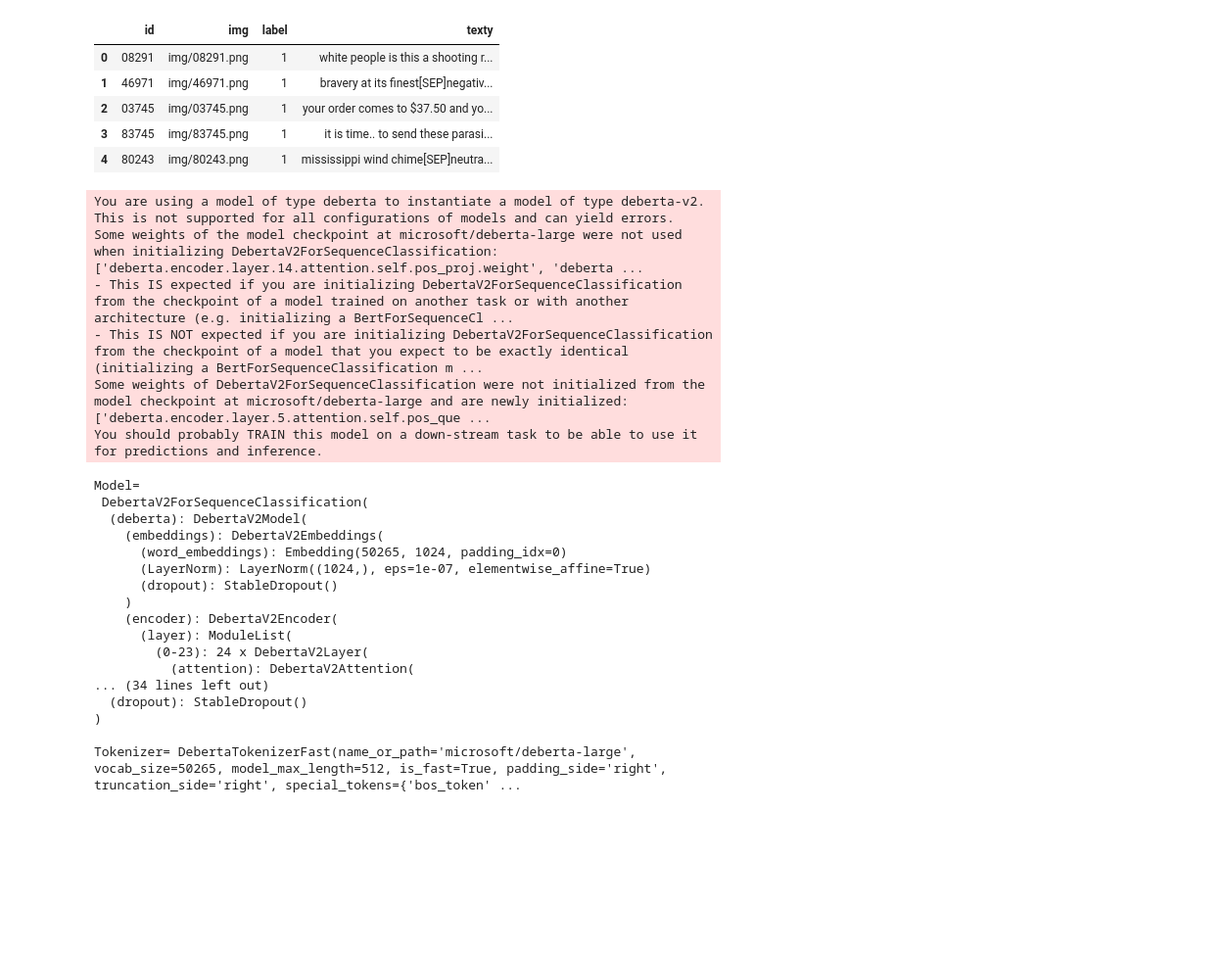
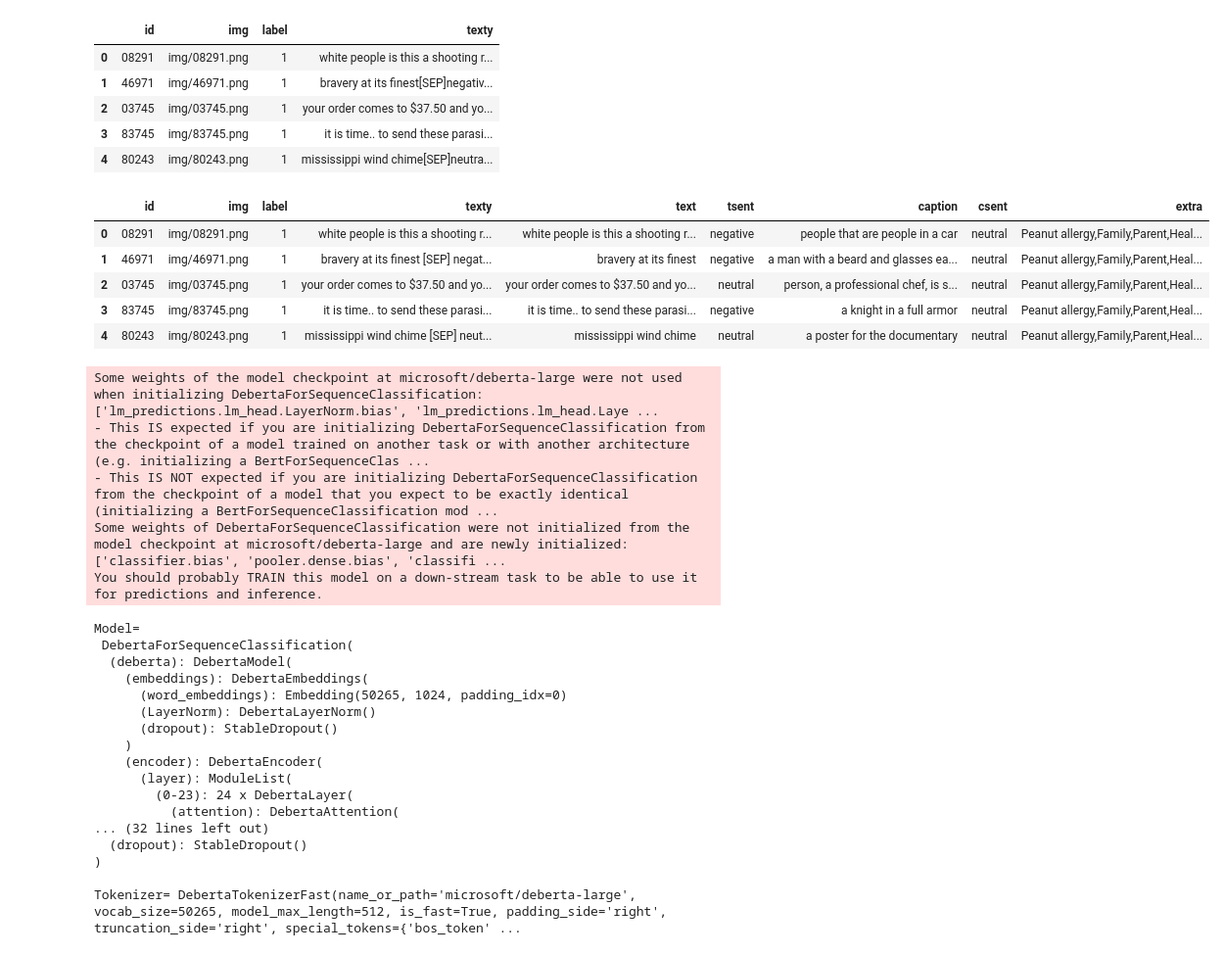
Before and after one commit to schersch/CS7643, a Jupyter notebook: TextAnalysis/text-model.ipynb, the cells around one changed output. Shown at 98% size. Cells and saved outputs as stored; diff of their text form; code cells hidden in the pictures; blank space fills up the shorter version.

```diff
--- a/TextAnalysis/text-model.ipynb
+++ b/TextAnalysis/text-model.ipynb
@@ -268,5 +297,6 @@ max(train_df['texty'].apply(county))
 # %%
-with open("dev_seen_text.jsonl", "r", encoding='utf8') as f:
+# use test_seenunseen_text.jsonl for final test
+with open("dev_seenunseen_text.jsonl", "r", encoding='utf8') as f:
     test_df = pd.DataFrame([ast.literal_eval(line) for line in f.readlines()])
 test_df.head()
 # %% [output]
@@ -276,4 +306,17 @@ test_df.head()
 | 2 | 03745 | img/03745.png | 1 | your order comes to $37.50 and yo... |
 | 3 | 83745 | img/83745.png | 1 | it is time.. to send these parasi... |
 | 4 | 80243 | img/80243.png | 1 | mississippi wind chime[SEP]neutra... |
+# %%
+#for no caption experiment
+test_df[['text','tsent','caption','csent','extra']] = test_df['texty'].apply(resplit)
+test_df.head()
+test_df['texty'] = test_df[['text','tsent','extra']].apply(lambda x: ' [SEP] '.join(x.values.tolist()), axis=1)
+test_df.head()
+# %% [output]
+|  | id | img | label | texty | text | tsent | caption | csent | extra |
+| 0 | 08291 | img/08291.png | 1 | white people is this a shooting r... | white people is this a shooting r... | negative | people that are people in a car | neutral | Peanut allergy,Family,Parent,Heal... |
+| 1 | 46971 | img/46971.png | 1 | bravery at its finest [SEP] negat... | bravery at its finest | negative | a man with a beard and glasses ea... | neutral | Peanut allergy,Family,Parent,Heal... |
+| 2 | 03745 | img/03745.png | 1 | your order comes to $37.50 and yo... | your order comes to $37.50 and yo... | neutral | person, a professional chef, is s... | neutral | Peanut allergy,Family,Parent,Heal... |
+| 3 | 83745 | img/83745.png | 1 | it is time.. to send these parasi... | it is time.. to send these parasi... | negative | a knight in a full armor | neutral | Peanut allergy,Family,Parent,Heal... |
+| 4 | 80243 | img/80243.png | 1 | mississippi wind chime [SEP] neut... | mississippi wind chime | neutral | a poster for the documentary | neutral | Peanut allergy,Family,Parent,Heal... |
 # %%
@@ -321,12 +341,10 @@ class RobertaForSmilesClassification(BertPreTrainedModel):
 # %%
-config_class = DebertaV2Config
-# model_class = RobertaForSmilesClassification
-model_class = DebertaV2ForSequenceClassification
+config_class = DebertaConfig
+model_class = DebertaForSequenceClassification
 
-# tokenizer_class = RobertaTokenizerFast
 tokenizer_class = AutoTokenizer
 
-config = config_class.from_pretrained(model_name, num_labels=num_labels)#, num_hidden_layers = num_hidden_layers,num_attention_heads=num_attention_heads)
+config = config_class.from_pretrained(model_name, num_labels=num_labels)
 
 model = model_class.from_pretrained(model_name, config=config)
 print('Model=\n',model,'\n')
@@ -334,25 +352,24 @@ print('Model=\n',model,'\n')
 tokenizer = tokenizer_class.from_pretrained(tokenizer_name, do_lower_case=False)
 print('Tokenizer=',tokenizer,'\n')
 # %% [output]
-You are using a model of type deberta to instantiate a model of type deberta-v2. This is not supported for all configurations of models and can yield errors.
-Some weights of the model checkpoint at microsoft/deberta-large were not used when initializing DebertaV2ForSequenceClassification: ['deberta.encoder.layer.14.attention.self.pos_proj.weight', 'deberta ...
-- This IS expected if you are initializing DebertaV2ForSequenceClassification from the checkpoint of a model trained on another task or with another architecture (e.g. initializing a BertForSequenceCl ...
-- This IS NOT expected if you are initializing DebertaV2ForSequenceClassification from the checkpoint of a model that you expect to be exactly identical (initializing a BertForSequenceClassification m ...
-Some weights of DebertaV2ForSequenceClassification were not initialized from the model checkpoint at microsoft/deberta-large and are newly initialized: ['deberta.encoder.layer.5.attention.self.pos_que ...
+Some weights of the model checkpoint at microsoft/deberta-large were not used when initializing DebertaForSequenceClassification: ['lm_predictions.lm_head.LayerNorm.bias', 'lm_predictions.lm_head.Laye ...
+- This IS expected if you are initializing DebertaForSequenceClassification from the checkpoint of a model trained on another task or with another architecture (e.g. initializing a BertForSequenceClas ...
+- This IS NOT expected if you are initializing DebertaForSequenceClassification from the checkpoint of a model that you expect to be exactly identical (initializing a BertForSequenceClassification mod ...
+Some weights of DebertaForSequenceClassification were not initialized from the model checkpoint at microsoft/deberta-large and are newly initialized: ['classifier.bias', 'pooler.dense.bias', 'classifi ...
 You should probably TRAIN this model on a down-stream task to be able to use it for predictions and inference.
 Model=
- DebertaV2ForSequenceClassification(
-  (deberta): DebertaV2Model(
-    (embeddings): DebertaV2Embeddings(
+ DebertaForSequenceClassification(
+  (deberta): DebertaModel(
+    (embeddings): DebertaEmbeddings(
       (word_embeddings): Embedding(50265, 1024, padding_idx=0)
-      (LayerNorm): LayerNorm((1024,), eps=1e-07, elementwise_affine=True)
+      (LayerNorm): DebertaLayerNorm()
       (dropout): StableDropout()
     )
-    (encoder): DebertaV2Encoder(
+    (encoder): DebertaEncoder(
       (layer): ModuleList(
-        (0-23): 24 x DebertaV2Layer(
-          (attention): DebertaV2Attention(
-... (34 lines left out)
+        (0-23): 24 x DebertaLayer(
+          (attention): DebertaAttention(
+... (32 lines left out)
   (dropout): StableDropout()
 )
 
```
Also changed, not shown: parts of 64 cells of this notebook.
